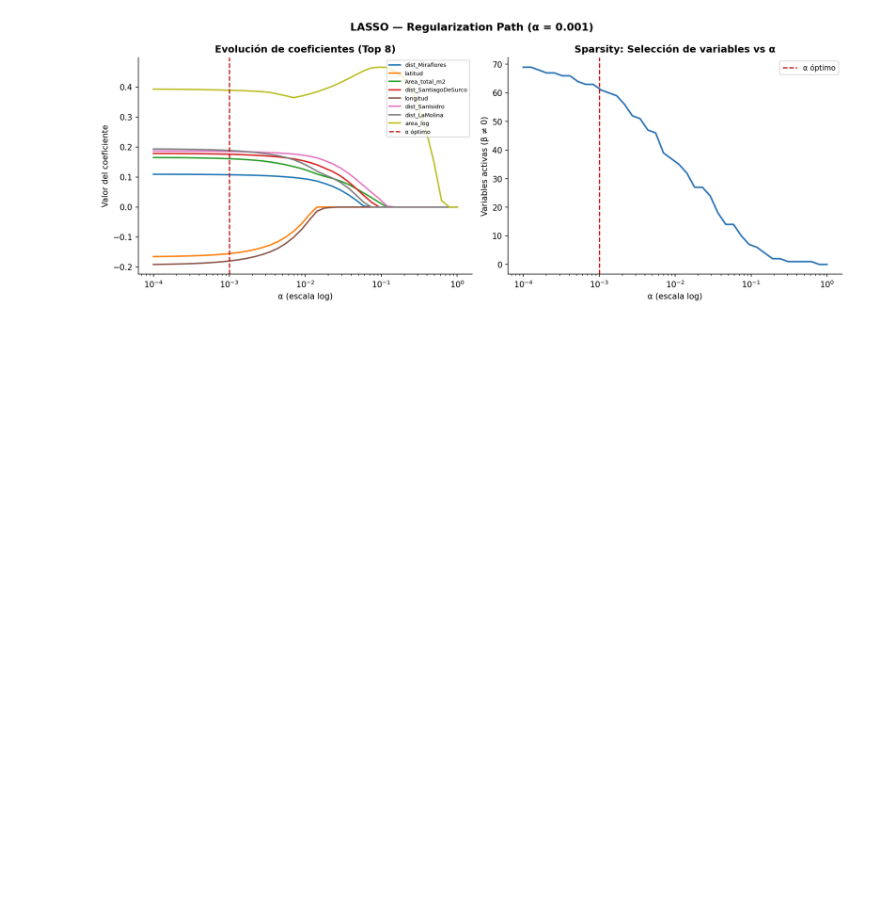
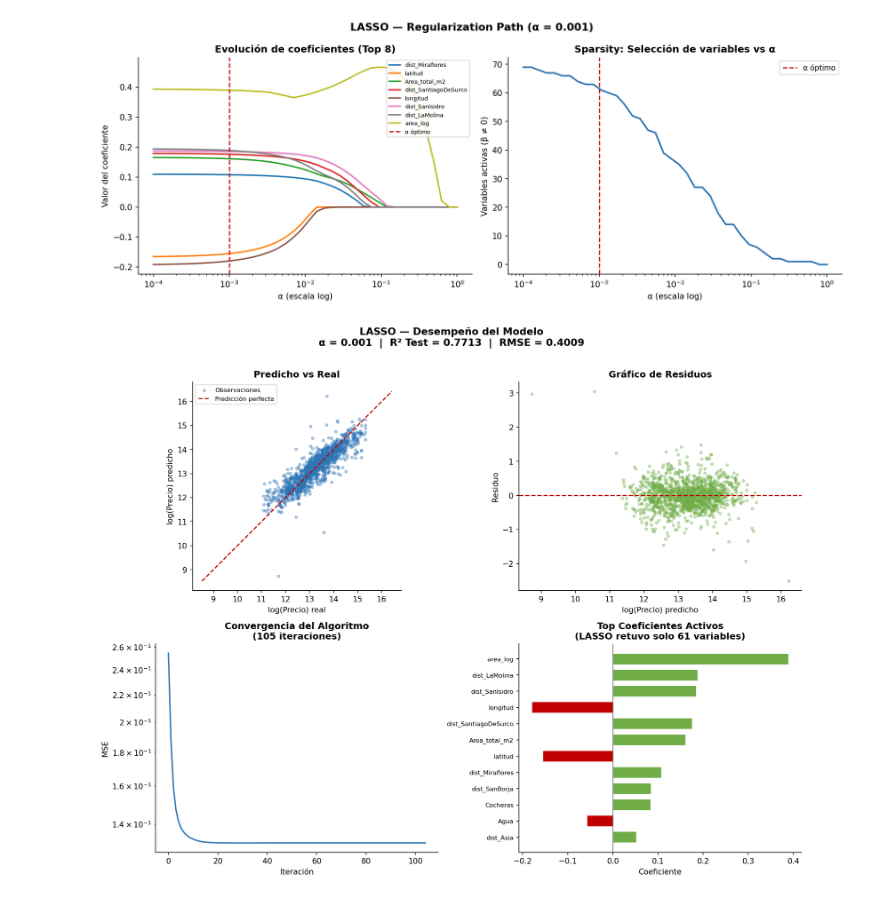
Before and after one commit to GG-369/Proyecto-Optimizacion-LASSO-ELASTICNET, a Jupyter notebook: notebooks/2_desarrollo_lasso.ipynb, the cells around one changed output. Drawn from its saved outputs; the diff is of its cells as text; code cells hidden in the pictures; blank space fills up the shorter version.

```diff
--- a/notebooks/2_desarrollo_lasso.ipynb
+++ b/notebooks/2_desarrollo_lasso.ipynb
@@ -173,3 +173,59 @@ plt.tight_layout()
 plt.show()
 # %% [output]
 [figure]
+# %%
+# ── Cuadrícula de Resultados Principales (LASSO) ──
+fig_res, axes_res = plt.subplots(2, 2, figsize=(13, 10))
+fig_res.suptitle(
+    f"LASSO — Desempeño del Modelo\n"
+    f"α = {best_alpha}  |  R² Test = {r2_test:.4f}  |  RMSE = {rmse_test:.4f}",
+    fontsize=13, fontweight="bold", y=1.01
+)
+
+# 1. Predicho vs Real
+ax = axes_res[0, 0]
+ax.scatter(y_test, y_pred_test, alpha=0.35, s=12, color=BLUE, label="Observaciones")
+lims = [min(y_test.min(), y_pred_test.min()) - 0.2, max(y_test.max(), y_pred_test.max()) + 0.2]
+ax.plot(lims, lims, "--", color=RED, linewidth=1.5, label="Predicción perfecta")
+ax.set_xlabel("log(Precio) real")
+ax.set_ylabel("log(Precio) predicho")
+ax.set_title("Predicho vs Real")
+ax.legend(fontsize=8)
+ax.set_aspect("equal")
+
+# 2. Residuos
+ax = axes_res[0, 1]
+residuos = y_test - y_pred_test
+ax.scatter(y_pred_test, residuos, alpha=0.35, s=12, color=GREEN)
+ax.axhline(0, color=RED, linewidth=1.5, linestyle="--")
+ax.set_xlabel("log(Precio) predicho")
+ax.set_ylabel("Residuo")
+ax.set_title("Gráfico de Residuos")
+
+# 3. Convergencia
+ax = axes_res[1, 0]
+ax.plot(model_scratch.loss_history_, color=BLUE, linewidth=1.8)
+ax.set_xlabel("Iteración")
+ax.set_ylabel("MSE")
+ax.set_title(f"Convergencia del Algoritmo\n({model_scratch.n_iter_} iteraciones)")
+ax.set_yscale("log")
+
+# 4. Top Coeficientes
+ax = axes_res[1, 1]
+coef_df = pd.DataFrame({"Variable": feature_cols, "Coef": model_scratch.coef_})
+coef_df["Abs"] = np.abs(coef_df["Coef"])
+# Filtramos los ceros y agarramos los top
+top_plot = coef_df[coef_df["Coef"] != 0].sort_values("Abs", ascending=False).head(12)
+colors_bar = [GREEN if c > 0 else RED for c in top_plot["Coef"]]
+ax.barh(range(len(top_plot)), top_plot["Coef"], color=colors_bar, edgecolor="white", height=0.7)
+ax.set_yticks(range(len(top_plot)))
+ax.set_yticklabels(top_plot["Variable"], fontsize=8)
+ax.axvline(0, color=GRAY, linewidth=0.8)
+ax.set_xlabel("Coeficiente")
+ax.set_title(f"Top Coeficientes Activos\n(LASSO retuvo solo {n_nonzero} variables)")
+ax.invert_yaxis()
+
+plt.tight_layout()
+plt.show()
+# %% [output]
+[figure, added]
```
